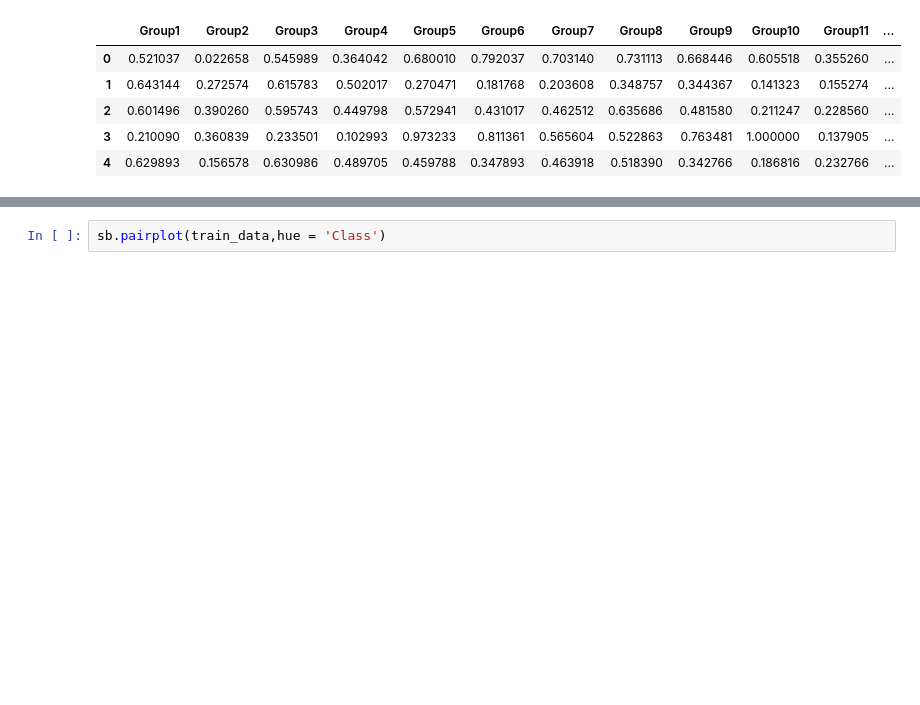
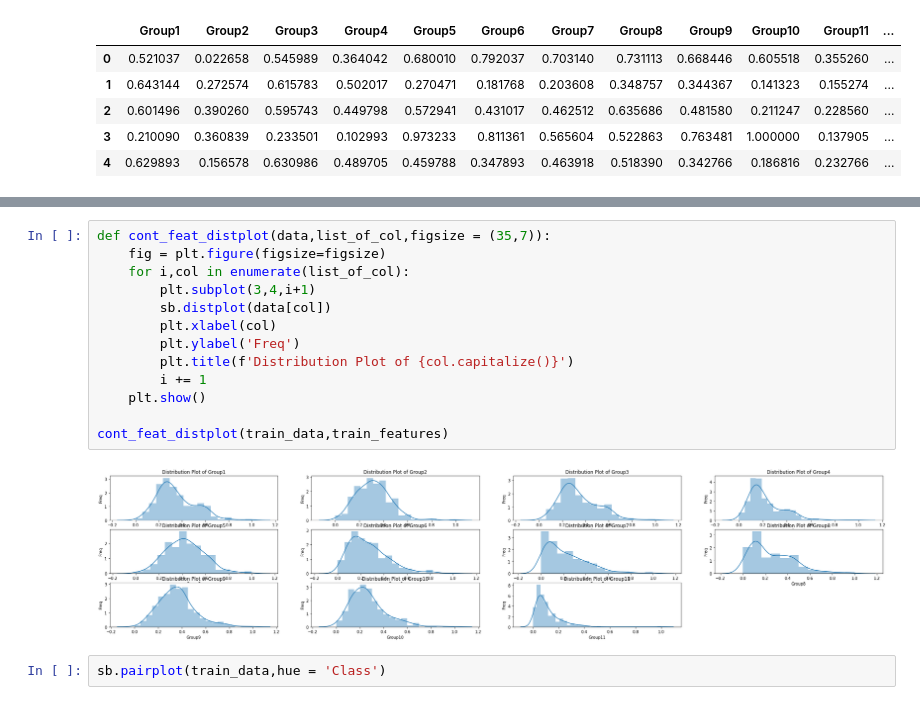
Before and after one commit to SebeneleT/Intro-to-Machine-Learning, a Jupyter notebook: Intro_ML_Files/Intro_ML_Lab_Exercise.ipynb, the cells around one changed output, grey strips where cells are left out. Drawn from its saved outputs; the diff is of its cells as text; blank space fills up the shorter version.

```diff
--- a/Intro_ML_Files/Intro_ML_Lab_Exercise.ipynb
+++ b/Intro_ML_Files/Intro_ML_Lab_Exercise.ipynb
@@ -103,3 +123,18 @@ def plot_scatter_plot(data,cols,figsize = (25,15)):
+# %%
+def cont_feat_distplot(data,list_of_col,figsize = (35,7)):
+    fig = plt.figure(figsize=figsize)
+    for i,col in enumerate(list_of_col):
+        plt.subplot(3,4,i+1)
+        sb.distplot(data[col])
+        plt.xlabel(col)
+        plt.ylabel('Freq')
+        plt.title(f'Distribution Plot of {col.capitalize()}')
+        i += 1
+    plt.show()
+
+cont_feat_distplot(train_data,train_features)
+# %% [output]
+[figure, added]
 # %%
 sb.pairplot(train_data,hue = 'Class')
 # %% [output]
```
Also changed, not shown: parts of 4 cells of this notebook.
